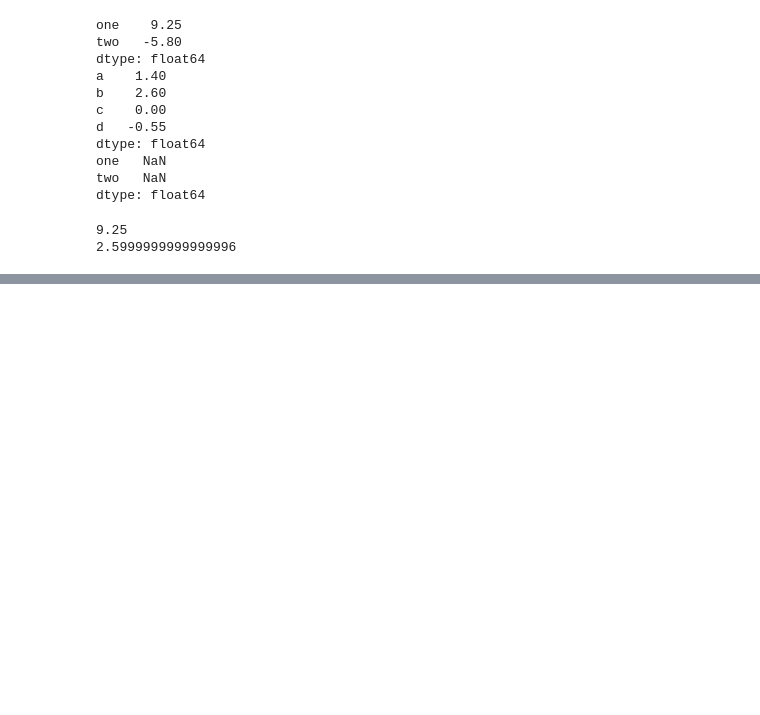
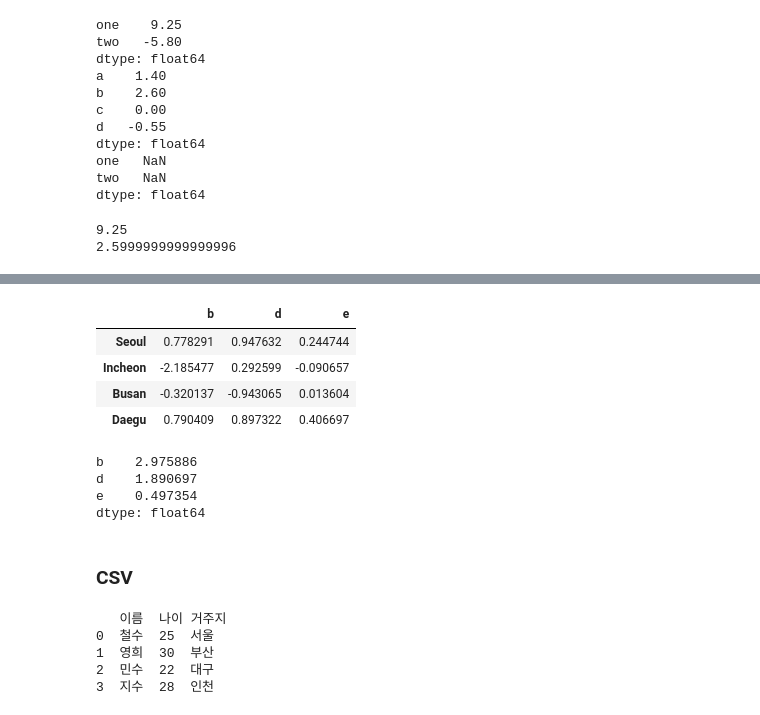
Before and after one commit to AhcoForever/2026FinInsight5th, a Jupyter notebook: 03.데이터분석_학습용/01_pandas.ipynb, the cells around one changed output, grey strips where cells are left out. Drawn from its saved outputs; the diff is of its cells as text; code cells hidden in the pictures; blank space fills up the shorter version.

```diff
--- a/03.데이터분석_학습용/01_pandas.ipynb
+++ b/03.데이터분석_학습용/01_pandas.ipynb
@@ -724,0 +746,37 @@ Name: count, dtype: int64
+# %%
+df = pd.DataFrame(np.random.randn(4,3), columns=["b","d", "e"], index = ["Seoul", "Incheon", "Busan", "Daegu"])
+df
+# %% [output]
+|  | b | d | e |
+| Seoul | 0.778291 | 0.947632 | 0.244744 |
+| Incheon | -2.185477 | 0.292599 | -0.090657 |
+| Busan | -0.320137 | -0.943065 | 0.013604 |
+| Daegu | 0.790409 | 0.897322 | 0.406697 |
+# %%
+func =lambda x: x.max() - x.min()
+df.apply(func, axis=0)
+# %% [output]
+b    2.975886
+d    1.890697
+e    0.497354
+dtype: float64
+# %% [markdown]
+### CSV
+# %%
+data = {
+    '이름' : ['철수', '영희', '민수', '지수'],
+    '나이' : [25,30,22,28],
+    '거주지' : ['서울', '부산', '대구', '인천']
+}
+
+df = pd.DataFrame(data)
+print(df)
+
+df.to_csv("student1.csv", index=True, encoding="utf-8-sig")
+df.to_csv("student2.csv", index=False, encoding="utf-8-sig")
+# %% [output]
+   이름  나이 거주지
+0  철수  25  서울
+1  영희  30  부산
+2  민수  22  대구
+3  지수  28  인천
```
Also changed, not shown: parts of 35 cells of this notebook, 21 other files.
